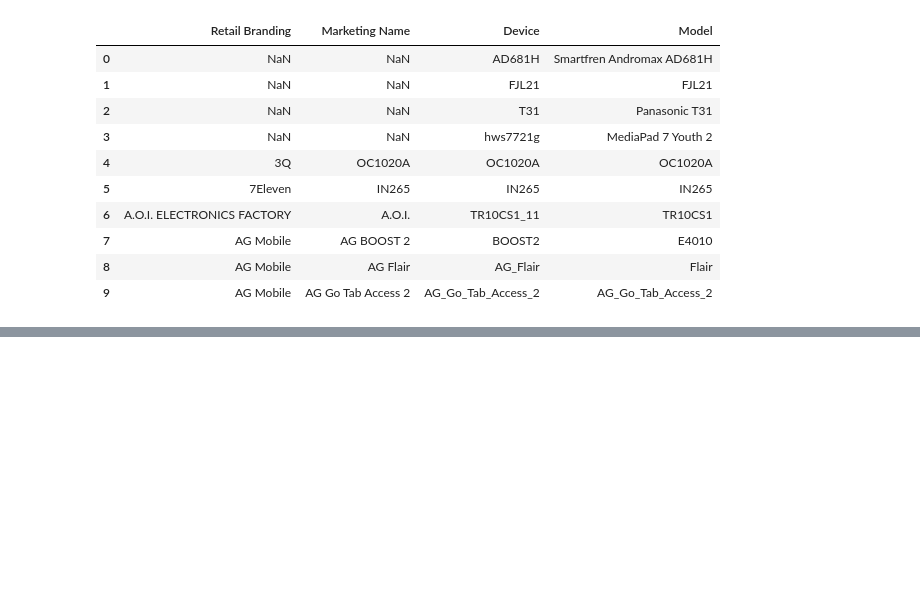
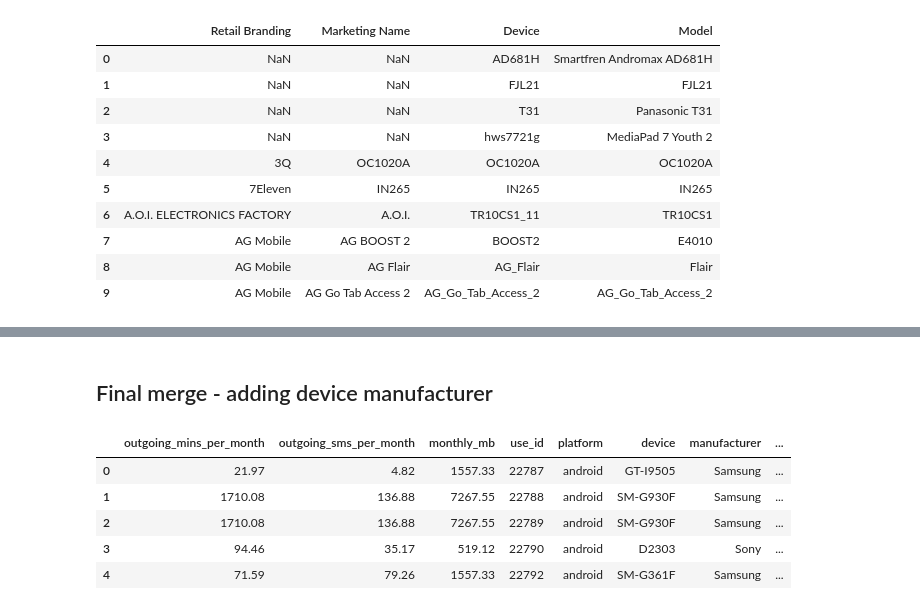
Before and after one commit to shanealynn/Pandas-Merge-Tutorial, a Jupyter notebook: Pandas Merge Tutorial.ipynb, the cells around one changed output, grey strips where cells are left out. Saved outputs shown, nothing was run; the diff lists cells and outputs as text; code cells hidden in the pictures; blank space fills up the shorter version.

```diff
--- a/Pandas Merge Tutorial.ipynb
+++ b/Pandas Merge Tutorial.ipynb
@@ -43,0 +162,25 @@ devices.head(10)
+# %% [markdown]
+## Final merge - adding device manufacturer
+# %%
+# First, add the platform and device to the user usage.
+result = pd.merge(user_usage,
+                 user_device[['use_id', 'platform', 'device']],
+                 on='use_id',
+                 how='left')
+
+# Now, based on the "device" column in result, match the "Model" column in devices.
+devices.rename(columns={"Retail Branding": "manufacturer"}, inplace=True)
+result = pd.merge(result,
+                  devices[['manufacturer', 'Model']],
+                  left_on='device',
+                  right_on='Model',
+                  how='left')
+
+result.head()
+# %% [output]
+|  | outgoing_mins_per_month | outgoing_sms_per_month | monthly_mb | use_id | platform | device | manufacturer | ... |
+| 0 | 21.97 | 4.82 | 1557.33 | 22787 | android | GT-I9505 | Samsung | ... |
+| 1 | 1710.08 | 136.88 | 7267.55 | 22788 | android | SM-G930F | Samsung | ... |
+| 2 | 1710.08 | 136.88 | 7267.55 | 22789 | android | SM-G930F | Samsung | ... |
+| 3 | 94.46 | 35.17 | 519.12 | 22790 | android | D2303 | Sony | ... |
+| 4 | 71.59 | 79.26 | 1557.33 | 22792 | android | SM-G361F | Samsung | ... |
```
Also changed, not shown: parts of 20 cells of this notebook.
